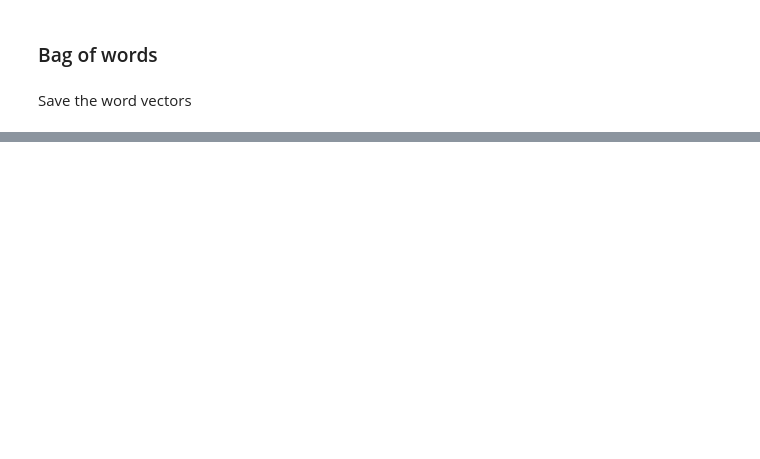
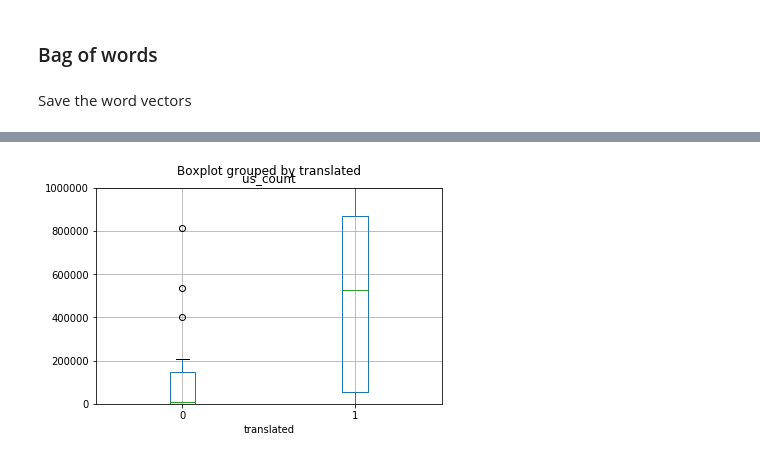
Before and after one commit to drinandan/insight-project, a Jupyter notebook: 2018.01.19_create_language_vectors_using_large_corpora.ipynb, the cells around one changed output, grey strips where cells are left out. Saved outputs shown, nothing was run; the diff lists cells and outputs as text; code cells hidden in the pictures; blank space fills up the shorter version.

```diff
--- a/2018.01.19_create_language_vectors_using_large_corpora.ipynb
+++ b/2018.01.19_create_language_vectors_using_large_corpora.ipynb
@@ -201,0 +311,7 @@ OrderedDict([('the', ['the', 'a', 'this']),
+# %%
+count_of_good_and_bad_translations.boxplot(column='us_count', by='translated')
+plt.ylim(ymax=1000000)
+plt.ylim(ymin=0)
+plt.show()
+# %% [output]
+[figure, added]
```
Also changed, not shown: parts of 39 cells of this notebook, 3 other files.
